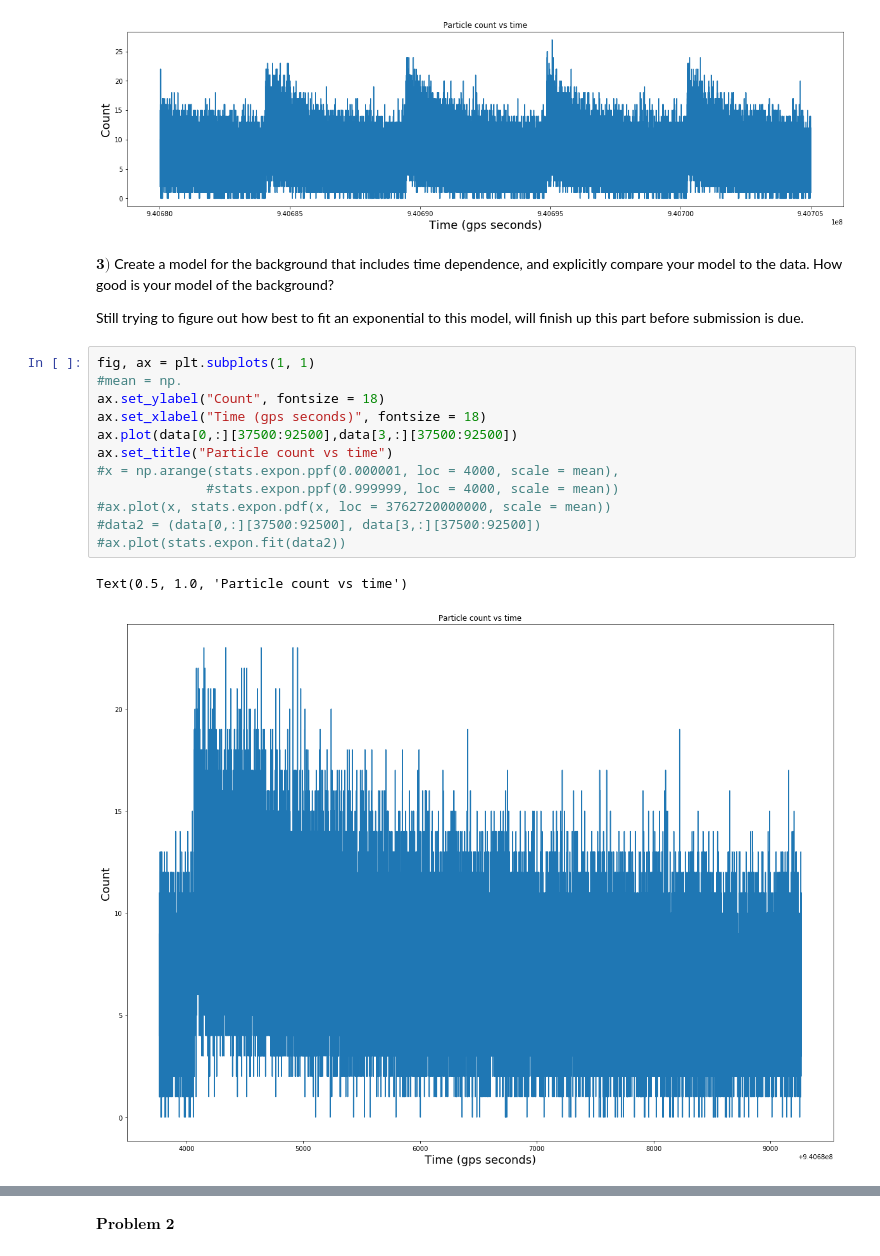
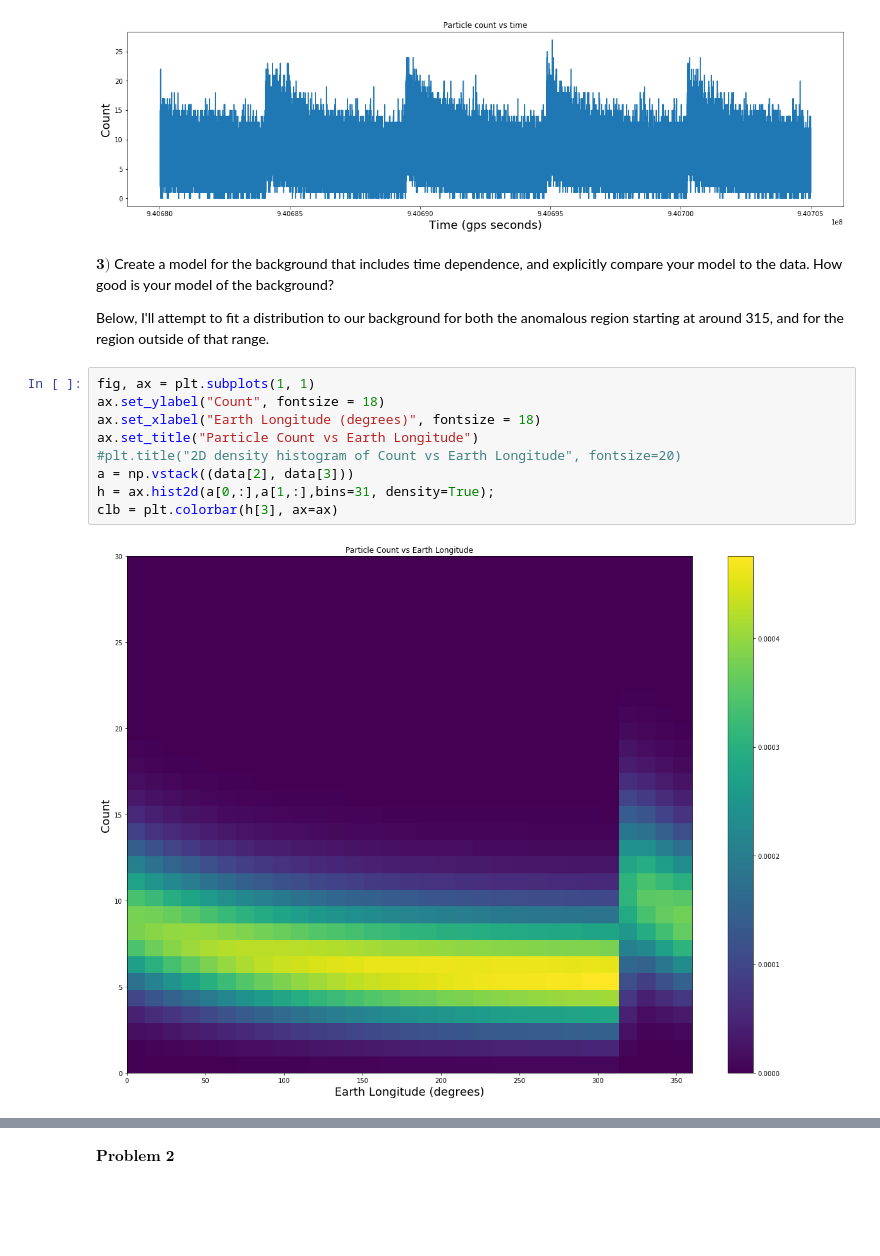
Before and after one commit to Cosack135/PHYS-434, a Jupyter notebook: Lab4.ipynb, the cells around one changed output, grey strips where cells are left out. Cells and saved outputs as stored; diff of their text form; blank space fills up the shorter version.

```diff
--- a/Lab4.ipynb
+++ b/Lab4.ipynb
@@ -112,19 +114,15 @@ Text(0.5, 1.0, 'Particle count vs time')
 # %% [markdown]
 $\textbf{3)}$ Create a model for the background that includes time dependence, and explicitly compare your model to the data. How good is your model of the background?
 
-Still trying to figure out how best to fit an exponential to this model, will finish up this part before submission is due.
+Below, I'll attempt to fit a distribution to our background for both the anomalous region starting at around 315, and for the region outside of that range.
-# %%
-fig, ax = plt.subplots(1, 1)
-#mean = np.
-ax.set_ylabel("Count", fontsize = 18)
-ax.set_xlabel("Time (gps seconds)", fontsize = 18)
-ax.plot(data[0,:][37500:92500],data[3,:][37500:92500])
-ax.set_title("Particle count vs time")
-#x = np.arange(stats.expon.ppf(0.000001, loc = 4000, scale = mean),
-              #stats.expon.ppf(0.999999, loc = 4000, scale = mean))
-#ax.plot(x, stats.expon.pdf(x, loc = 3762720000000, scale = mean))
-#data2 = (data[0,:][37500:92500], data[3,:][37500:92500])
-#ax.plot(stats.expon.fit(data2))
-# %% [output]
-Text(0.5, 1.0, 'Particle count vs time')
-[figure, removed]
+# %%
+fig, ax = plt.subplots(1, 1)
+ax.set_ylabel("Count", fontsize = 18)
+ax.set_xlabel("Earth Longitude (degrees)", fontsize = 18)
+ax.set_title("Particle Count vs Earth Longitude")
+#plt.title("2D density histogram of Count vs Earth Longitude", fontsize=20)
+a = np.vstack((data[2], data[3]))
+h = ax.hist2d(a[0,:],a[1,:],bins=31, density=True);
+clb = plt.colorbar(h[3], ax=ax)
+# %% [output]
+[figure, added]
```
Also changed, not shown: parts of 24 cells of this notebook, 1 other file.
